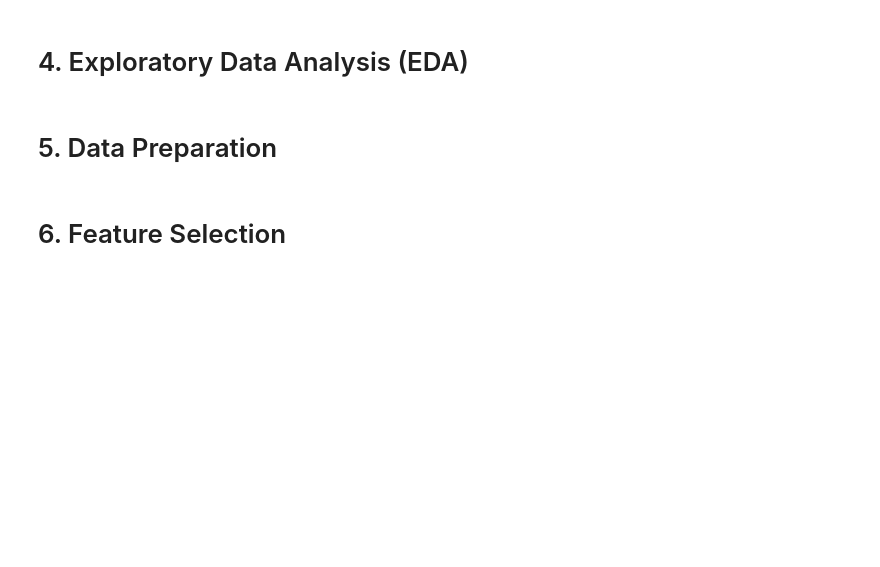
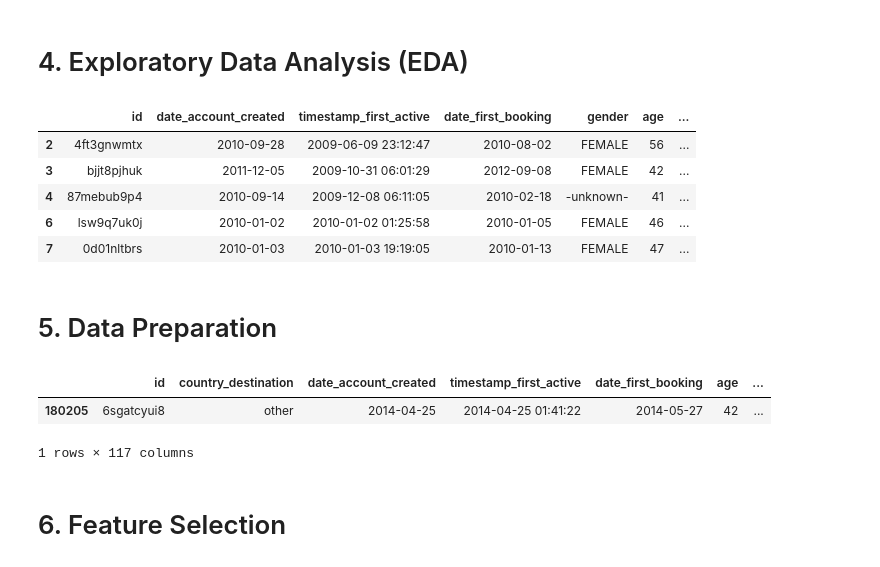
Before and after one commit to lucasquemelli/airbnb, a Jupyter notebook: airbnb.ipynb, the cells around one changed output. Saved outputs shown, nothing was run; the diff lists cells and outputs as text; code cells hidden in the pictures; blank space fills up the shorter version.

```diff
--- a/airbnb.ipynb
+++ b/airbnb.ipynb
@@ -470,7 +471,20 @@ Based on the mind map above, we generated the hypotheses in this section.
 ### 2.2.3. Seasonality Hypotheses
 # %% [markdown]
 # 3. Feature Filtering and Selection
+# %%
+df3 = df2.copy()
 # %% [markdown]
 # 4. Exploratory Data Analysis (EDA)
+# %%
+df4 = df3.copy()
+# %%
+df4.head()
+# %% [output]
+|  | id | date_account_created | timestamp_first_active | date_first_booking | gender | age | ... |
+| 2 | 4ft3gnwmtx | 2010-09-28 | 2009-06-09 23:12:47 | 2010-08-02 | FEMALE | 56 | ... |
+| 3 | bjjt8pjhuk | 2011-12-05 | 2009-10-31 06:01:29 | 2012-09-08 | FEMALE | 42 | ... |
+| 4 | 87mebub9p4 | 2010-09-14 | 2009-12-08 06:11:05 | 2010-02-18 | -unknown- | 41 | ... |
+| 6 | lsw9q7uk0j | 2010-01-02 | 2010-01-02 01:25:58 | 2010-01-05 | FEMALE | 46 | ... |
+| 7 | 0d01nltbrs | 2010-01-03 | 2010-01-03 19:19:05 | 2010-01-13 | FEMALE | 47 | ... |
 # %% [markdown]
 # 5. Data Preparation
@@ -477,2 +499,8 @@ Based on the mind map above, we generated the hypotheses in this section.
+# %%
+df5.sample()
+# %% [output]
+|  | id | country_destination | date_account_created | timestamp_first_active | date_first_booking | age | ... |
+| 180205 | 6sgatcyui8 | other | 2014-04-25 | 2014-04-25 01:41:22 | 2014-05-27 | 42 | ... |
+1 rows × 117 columns
 # %% [markdown]
 # 6. Feature Selection
```
Also changed, not shown: parts of 18 cells of this notebook.
